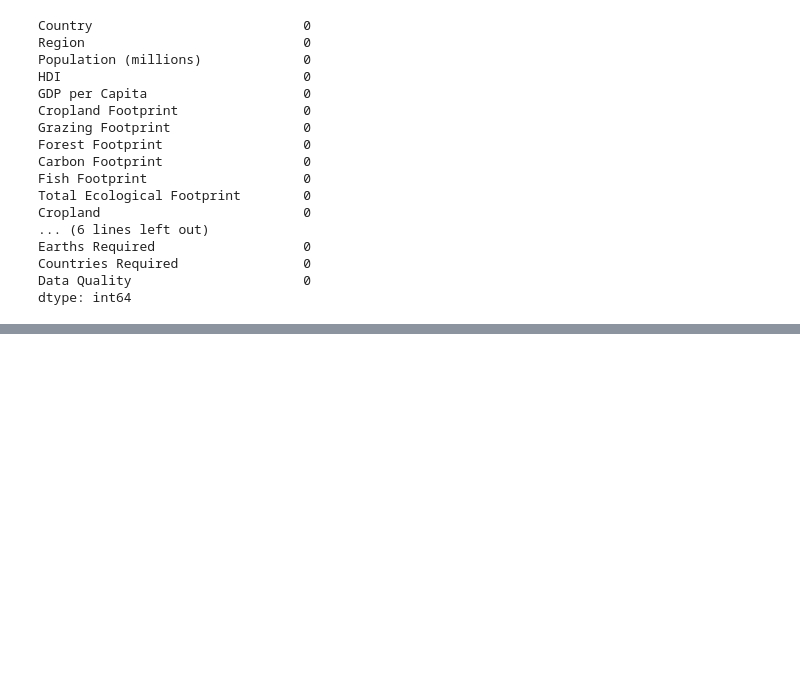
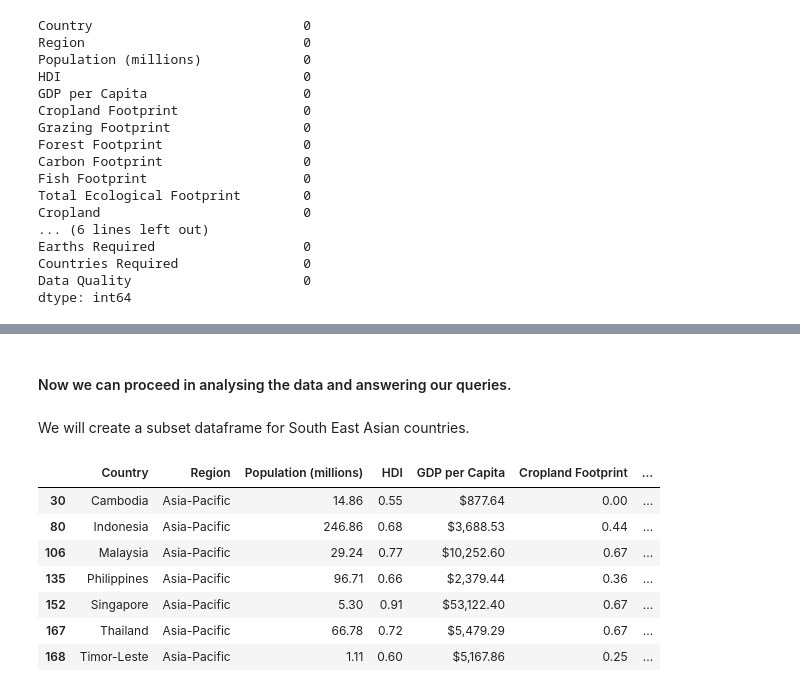
Before and after one commit to erickajanecm/Ecological-Footprint-EDA, a Jupyter notebook: EcologicalFootprint.ipynb, the cells around one changed output, grey strips where cells are left out. Drawn from its saved outputs; the diff is of its cells as text; code cells hidden in the pictures; blank space fills up the shorter version.

Commit message:
Data preparation

```diff
--- a/EcologicalFootprint.ipynb
+++ b/EcologicalFootprint.ipynb
@@ -146,0 +151,3 @@ dtype: int64
+# %%
+#Removing the 'Data Quality' column
+EF_df.drop('Data Quality', axis=1, inplace=True)
@@ -146,0 +165,21 @@ dtype: int64
+# %% [markdown]
+<h4>Now we can proceed in analysing the data and answering our queries.
+# %% [markdown]
+We will create a subset dataframe for South East Asian countries.
+# %%
+#Creating the dataframe
+
+SEA_countries = ['Brunei', 'Burma', 'Cambodia', 'Timor-Leste', 'Indonesia', 'Laos', 'Malaysia', 'Philippines', 'Singapore', 'Thailand', 'Vietnam']
+
+SEA_EF_df = EF_df.loc[EF_df['Country'].isin(SEA_countries)]
+
+SEA_EF_df
+# %% [output]
+|  | Country | Region | Population (millions) | HDI | GDP per Capita | Cropland Footprint | ... |
+| 30 | Cambodia | Asia-Pacific | 14.86 | 0.55 | $877.64 | 0.00 | ... |
+| 80 | Indonesia | Asia-Pacific | 246.86 | 0.68 | $3,688.53 | 0.44 | ... |
+| 106 | Malaysia | Asia-Pacific | 29.24 | 0.77 | $10,252.60 | 0.67 | ... |
+| 135 | Philippines | Asia-Pacific | 96.71 | 0.66 | $2,379.44 | 0.36 | ... |
+| 152 | Singapore | Asia-Pacific | 5.30 | 0.91 | $53,122.40 | 0.67 | ... |
+| 167 | Thailand | Asia-Pacific | 66.78 | 0.72 | $5,479.29 | 0.67 | ... |
+| 168 | Timor-Leste | Asia-Pacific | 1.11 | 0.60 | $5,167.86 | 0.25 | ... |
```
Also changed, not shown: parts of 3 cells of this notebook.
